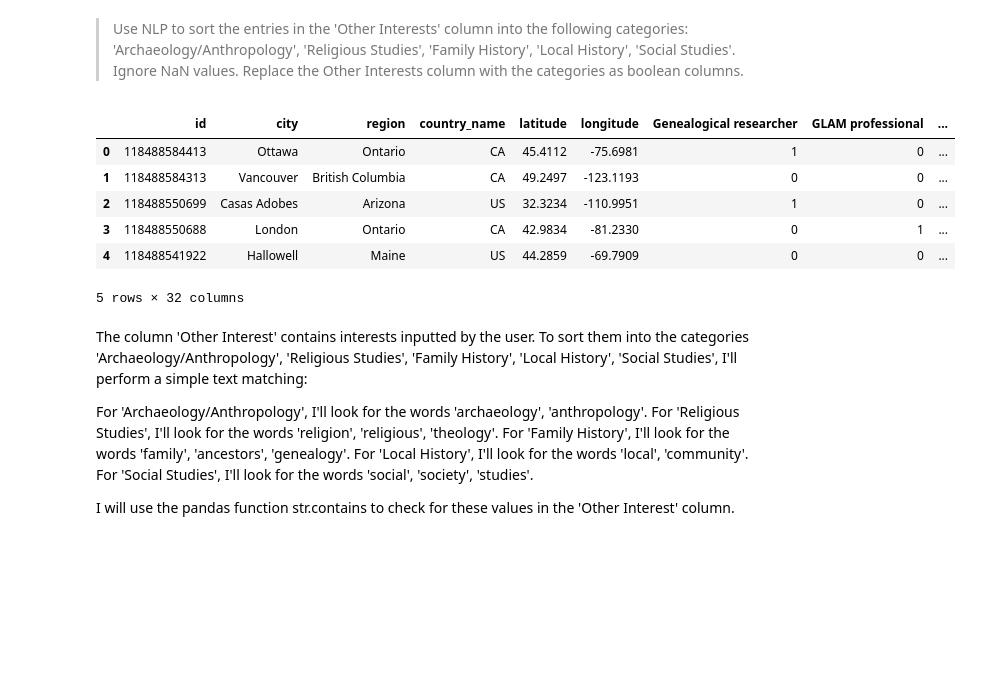
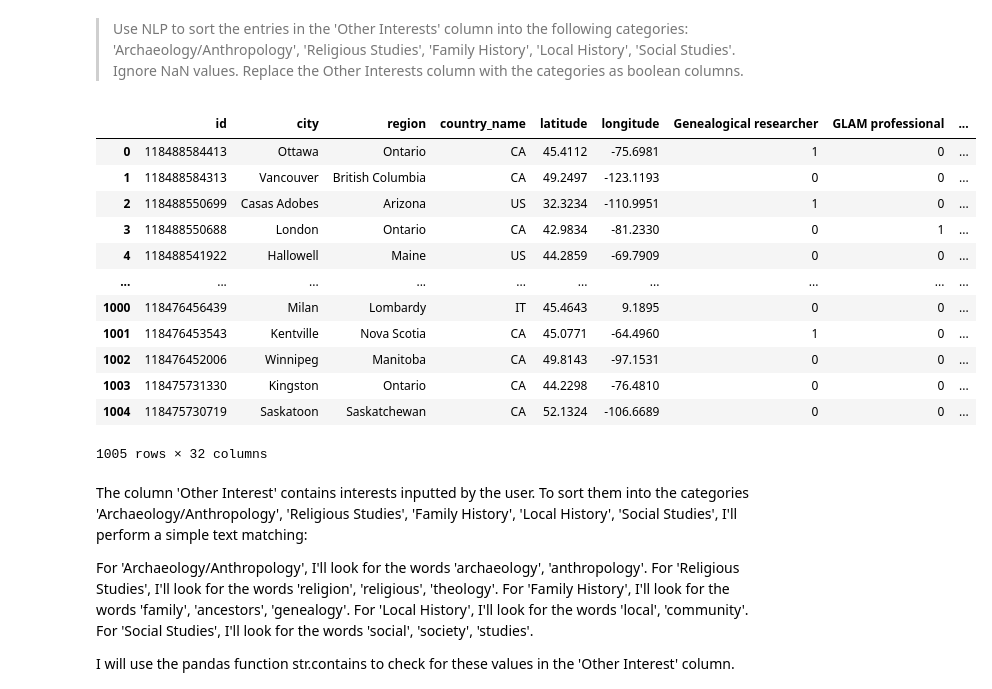
Before and after one commit to crkn-rcdr/user-survey-analysis, a Jupyter notebook: _sources/notebooks.ipynb, the cells around one changed output. Drawn from its saved outputs; the diff is of its cells as text; code cells hidden in the pictures; blank space fills up the shorter version.

```diff
--- a/_sources/notebooks.ipynb
+++ b/_sources/notebooks.ipynb
@@ -3,17 +3,23 @@
 # %%
 # First, let's load the data and inspect the first few rows
 import pandas as pd
 
 data = pd.read_csv('cleaned.csv')
-data.head()
+data
 # %% [output]
 |  | id | city | region | country_name | latitude | longitude | Genealogical researcher | GLAM professional | ... |
 | 0 | 118488584413 | Ottawa | Ontario | CA | 45.4112 | -75.6981 | 1 | 0 | ... |
 | 1 | 118488584313 | Vancouver | British Columbia | CA | 49.2497 | -123.1193 | 0 | 0 | ... |
 | 2 | 118488550699 | Casas Adobes | Arizona | US | 32.3234 | -110.9951 | 1 | 0 | ... |
 | 3 | 118488550688 | London | Ontario | CA | 42.9834 | -81.2330 | 0 | 1 | ... |
 | 4 | 118488541922 | Hallowell | Maine | US | 44.2859 | -69.7909 | 0 | 0 | ... |
+| ... | ... | ... | ... | ... | ... | ... | ... | ... | ... |
+| 1000 | 118476456439 | Milan | Lombardy | IT | 45.4643 | 9.1895 | 0 | 0 | ... |
+| 1001 | 118476453543 | Kentville | Nova Scotia | CA | 45.0771 | -64.4960 | 1 | 0 | ... |
+| 1002 | 118476452006 | Winnipeg | Manitoba | CA | 49.8143 | -97.1531 | 0 | 0 | ... |
+| 1003 | 118475731330 | Kingston | Ontario | CA | 44.2298 | -76.4810 | 0 | 0 | ... |
+| 1004 | 118475730719 | Saskatoon | Saskatchewan | CA | 52.1324 | -106.6689 | 0 | 0 | ... |
-5 rows × 32 columns
+1005 rows × 32 columns
 # %% [markdown]
 The column 'Other Interest' contains interests inputted by the user. To sort them into the categories 'Archaeology/Anthropology', 'Religious Studies', 'Family History', 'Local History', 'Social Studies', I'll perform a simple text matching:
 
```
Also changed, not shown: parts of 9 cells of this notebook, 3 other files.
